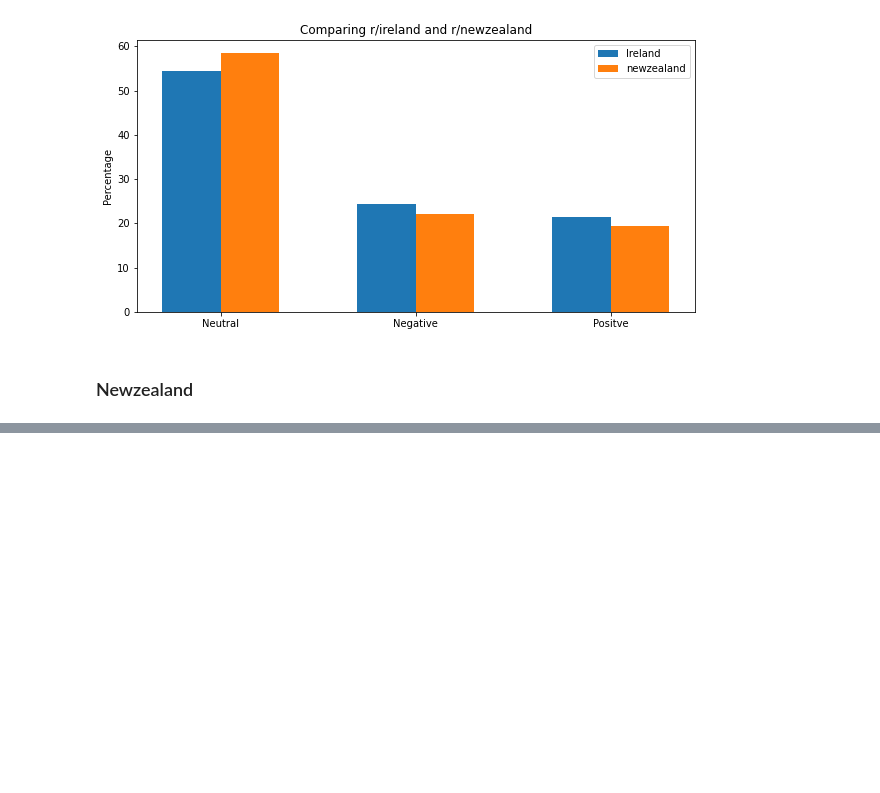
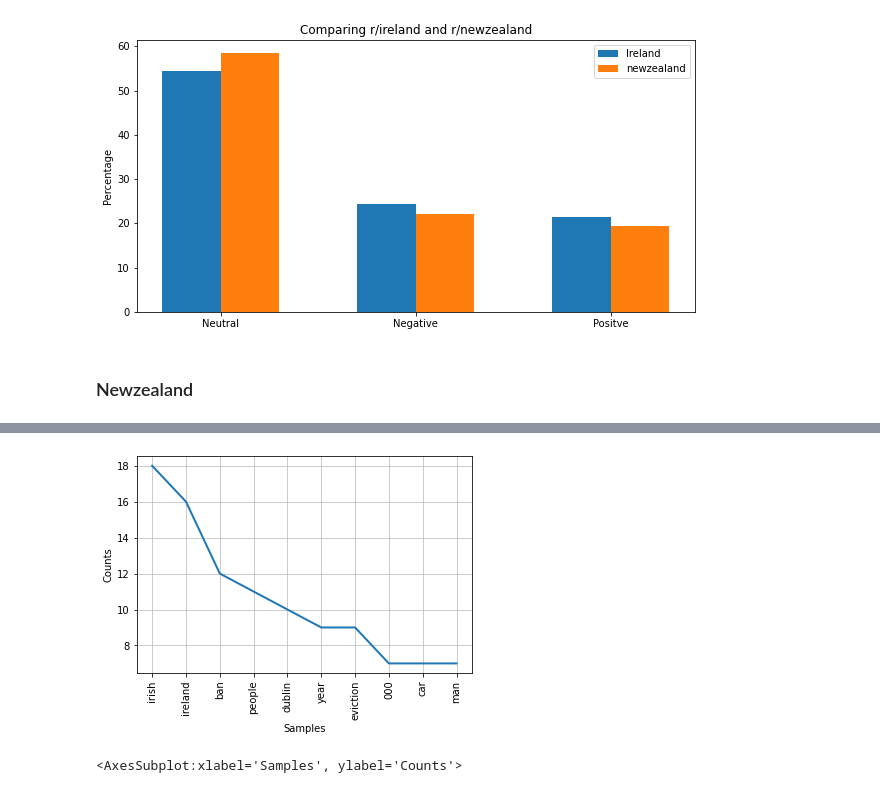
Before and after one commit to Gus1616/investigation_of_language_styles_reddit, a Jupyter notebook: 17350796_reddit_assignment_notebook.ipynb, the cells around one changed output, grey strips where cells are left out. Cells and saved outputs as stored; diff of their text form; code cells hidden in the pictures; blank space fills up the shorter version.

```diff
--- a/17350796_reddit_assignment_notebook.ipynb
+++ b/17350796_reddit_assignment_notebook.ipynb
@@ -312,0 +437,7 @@ plt.show()
+# %%
+neg_lines_ireland = list(df[df.label == -1].headline)
+
+neg_tokens_ireland = process_text(neg_lines_ireland)
+neg_freq_ireland = nltk.FreqDist(neg_tokens_ireland)
+
+neg_freq_ireland.most_common(20)
@@ -312,0 +465,5 @@ plt.show()
+# %%
+neg_freq_ireland.plot(10)
+# %% [output]
+[figure, added]
+<AxesSubplot:xlabel='Samples', ylabel='Counts'>
```
Also changed, not shown: parts of 14 cells of this notebook.
